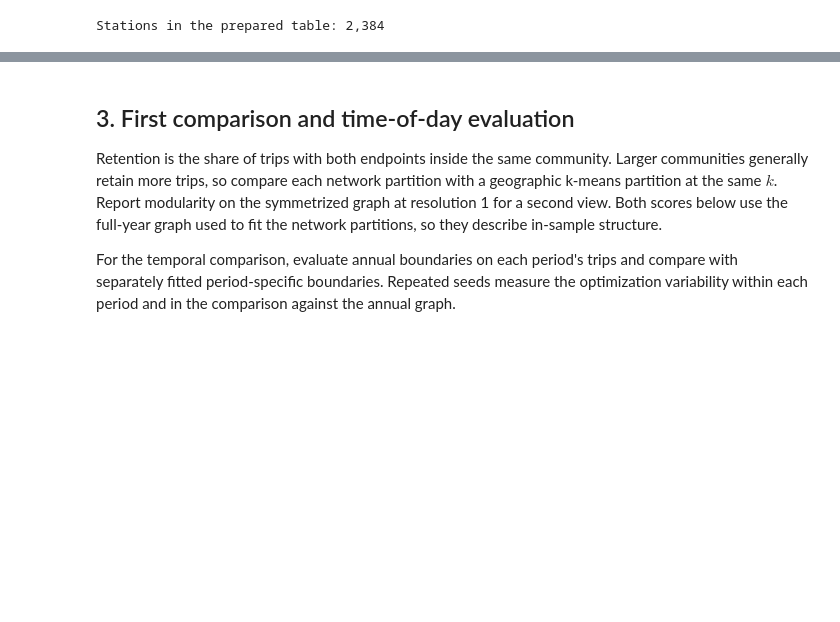
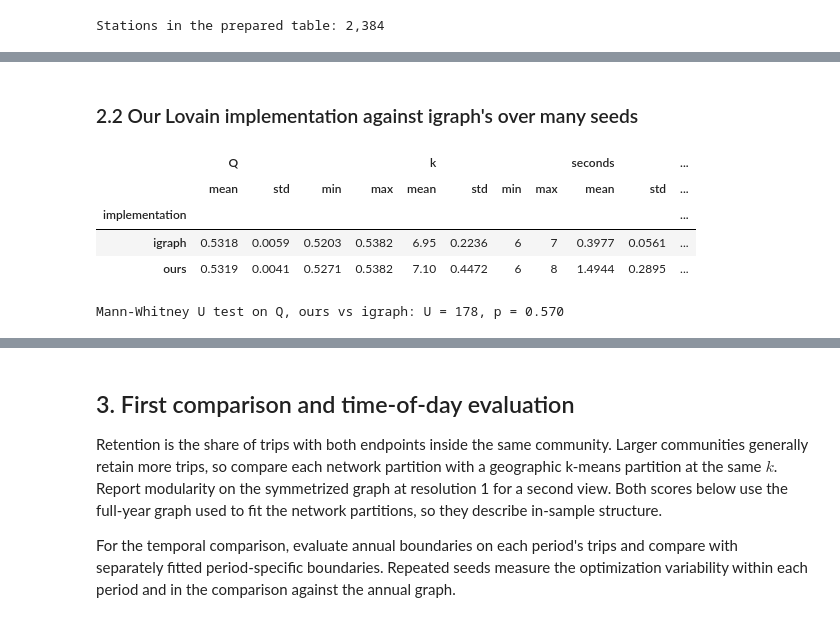
Before and after one commit to Lyngsberg/city_bike, a Jupyter notebook: city_bike.ipynb, the cells around one changed output, grey strips where cells are left out. Saved outputs shown, nothing was run; the diff lists cells and outputs as text; code cells hidden in the pictures; blank space fills up the shorter version.

```diff
--- a/city_bike.ipynb
+++ b/city_bike.ipynb
@@ -109,0 +168,32 @@ partitions = {
+# %% [markdown]
+### 2.2 Our Lovain implementation against igraph's over many seeds
+# %%
+N_SEEDS = 20
+implementations = {"ours": louvain_fromScratch.louvain_own, "igraph": graph.louvain}
+
+runs = []
+partitions_by_seed = {name: [] for name in implementations}
+for name, fit in implementations.items():
+    for s in range(N_SEEDS):
+        start = time.perf_counter()
+        partition = fit(annual.A, seed=s)
+        seconds = time.perf_counter() - start
+        partitions_by_seed[name].append(partition)
+        runs.append({"implementation": name, "seed": s,
+                     "Q": graph.modularity(annual.A, partition),
+                     "k": np.unique(partition).size, "seconds": seconds})
+runs = pd.DataFrame(runs)
+
+display(runs.groupby("implementation")[["Q", "k", "seconds"]]
+        .agg(["mean", "std", "min", "max"]).round(4))
+
+q_by_implementation = {name: runs.loc[runs["implementation"] == name, "Q"] for name in implementations}
+q_test = mannwhitneyu(q_by_implementation["ours"], q_by_implementation["igraph"])
+print(f"Mann-Whitney U test on Q, ours vs igraph: U = {q_test.statistic:.0f}, p = {q_test.pvalue:.3f}")
+# %% [output]
+|  | Q |  |  |  | k |  |  |  | seconds |  | ... |
+|  | mean | std | min | max | mean | std | min | max | mean | std | ... |
+| implementation |  |  |  |  |  |  |  |  |  |  | ... |
+| igraph | 0.5318 | 0.0059 | 0.5203 | 0.5382 | 6.95 | 0.2236 | 6 | 7 | 0.3977 | 0.0561 | ... |
+| ours | 0.5319 | 0.0041 | 0.5271 | 0.5382 | 7.10 | 0.4472 | 6 | 8 | 1.4944 | 0.2895 | ... |
+Mann-Whitney U test on Q, ours vs igraph: U = 178, p = 0.570
```
Also changed, not shown: parts of 15 cells of this notebook.
